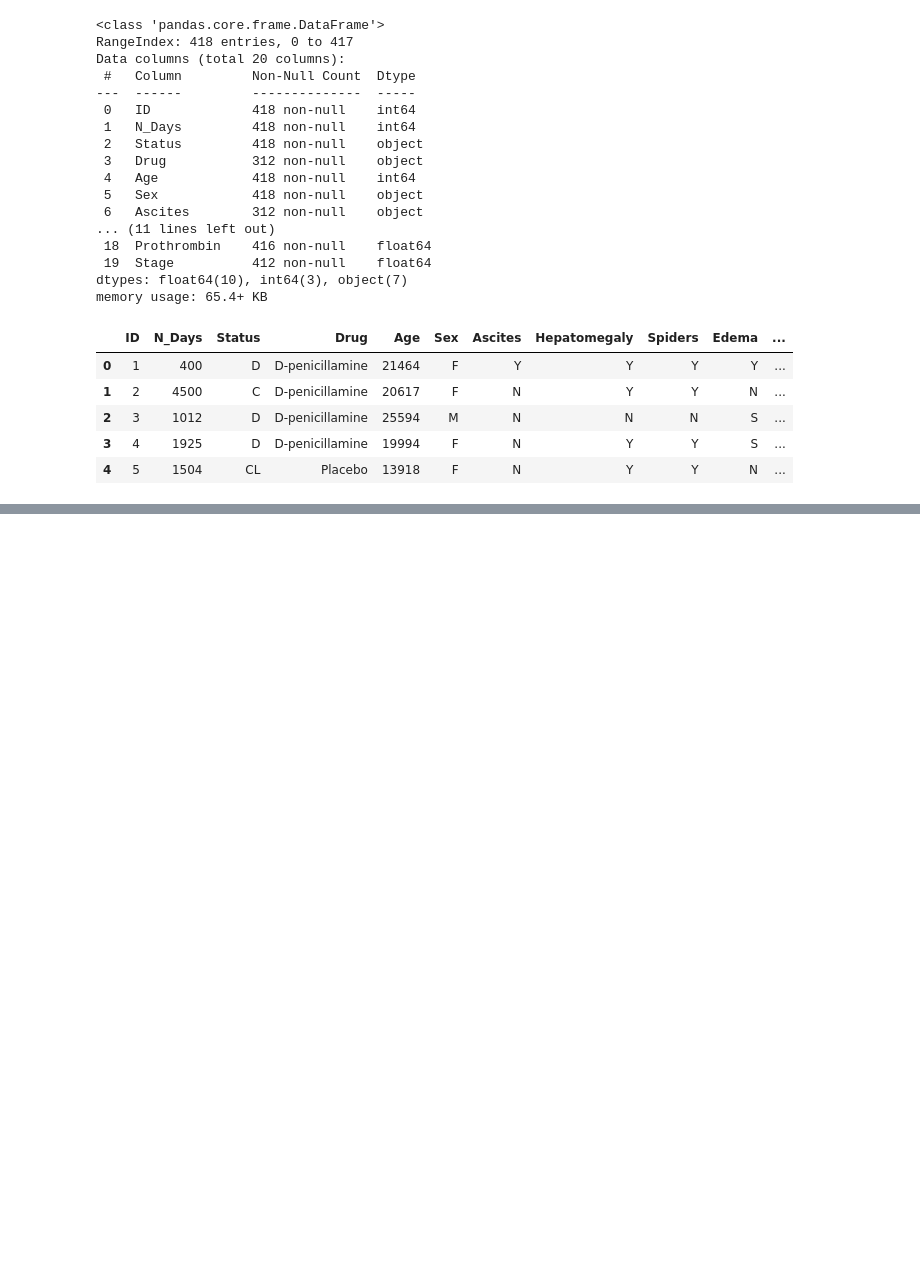
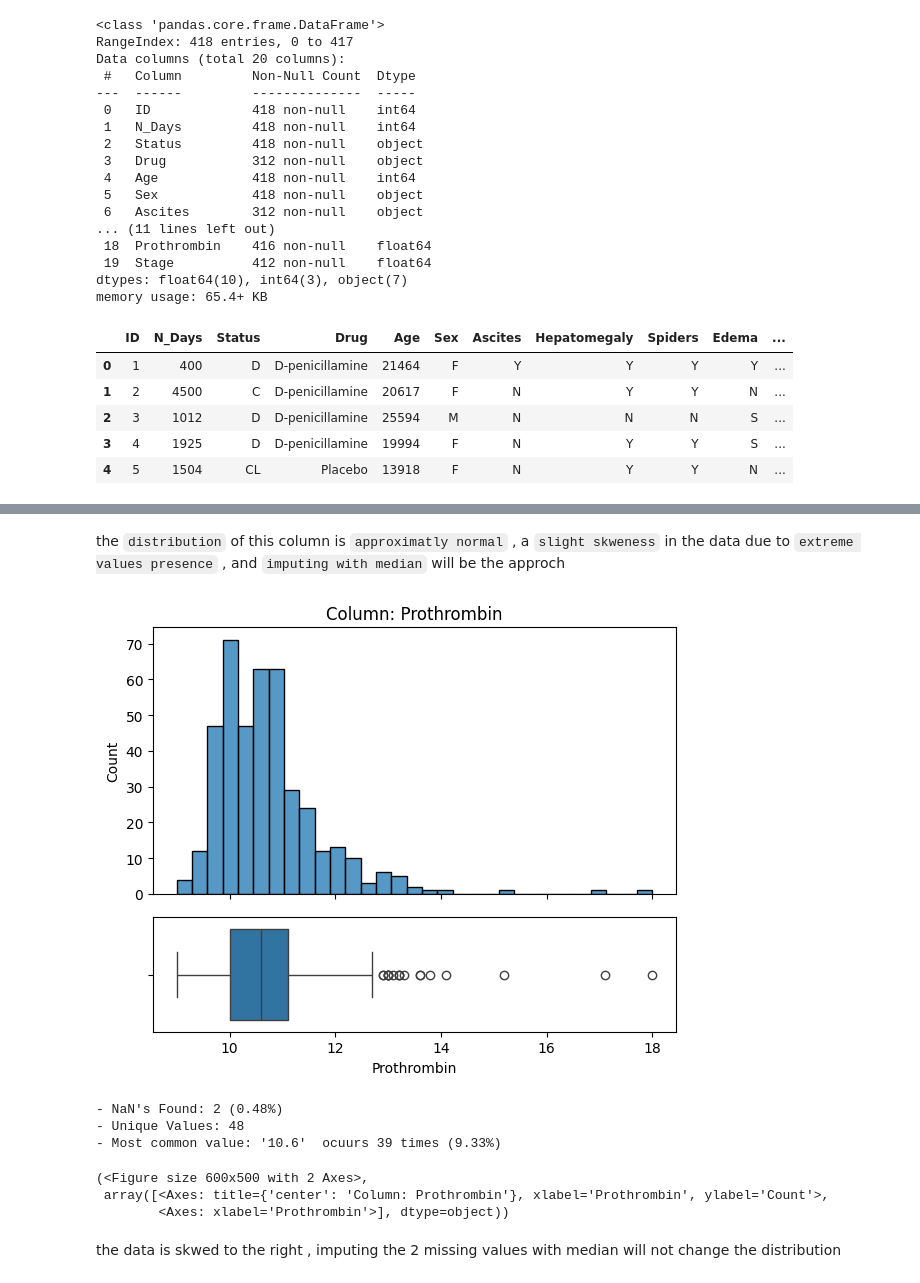
Before and after one commit to Areej73/pbc-liver-cirrhosis-dataset, a Jupyter notebook: Cirrhosis_Prediction_Dataset.ipynb, the cells around one changed output, grey strips where cells are left out. Saved outputs shown, nothing was run; the diff lists cells and outputs as text; code cells hidden in the pictures; blank space fills up the shorter version.

```diff
--- a/Cirrhosis_Prediction_Dataset.ipynb
+++ b/Cirrhosis_Prediction_Dataset.ipynb
@@ -53,0 +352,19 @@ memory usage: 65.4+ KB
+# %% [markdown]
+ the `distribution` of this column is `approximatly normal` , a `slight skweness` in the data due to `extreme values presence` , and `imputing with median` will be the approch
+# %%
+# impute missing values using median
+df['Platelets'] = df['Platelets'].fillna(df['Platelets'].median())
+# %%
+# handle missing values in Prothrombin
+#show exploratory plotting for the feature
+explore_numeric(df, 'Prothrombin' )
+# %% [output]
+[figure, added]
+- NaN's Found: 2 (0.48%)
+- Unique Values: 48
+- Most common value: '10.6'  ocuurs 39 times (9.33%)
+(<Figure size 600x500 with 2 Axes>,
+ array([<Axes: title={'center': 'Column: Prothrombin'}, xlabel='Prothrombin', ylabel='Count'>,
+        <Axes: xlabel='Prothrombin'>], dtype=object))
+# %% [markdown]
+the data is skwed to the right , imputing the 2 missing values with median will not change the distribution
```
Also changed, not shown: parts of 36 cells of this notebook.
